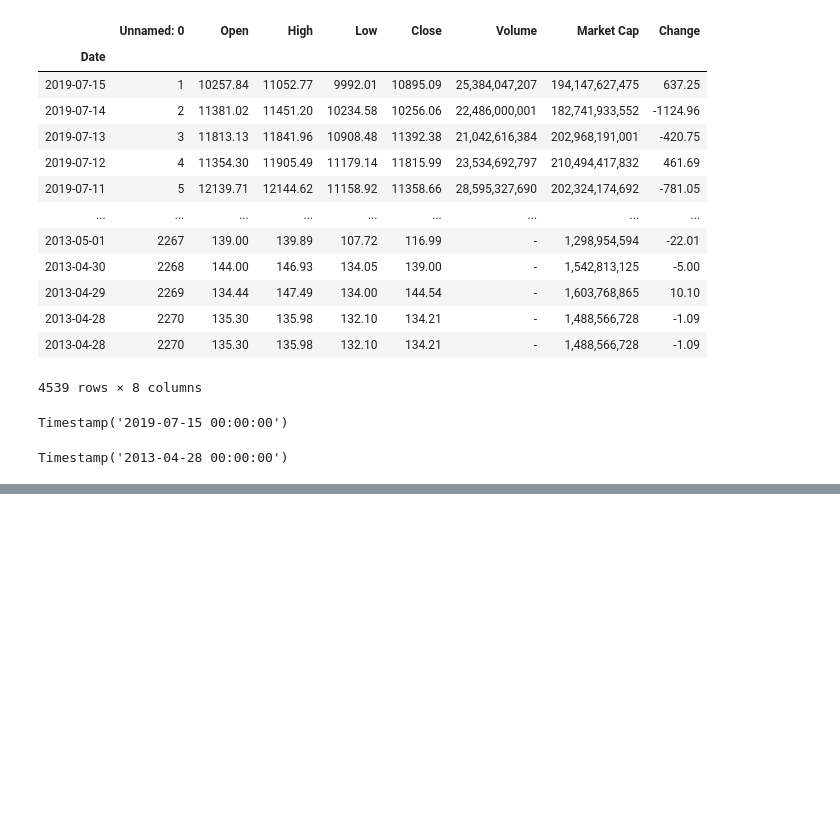
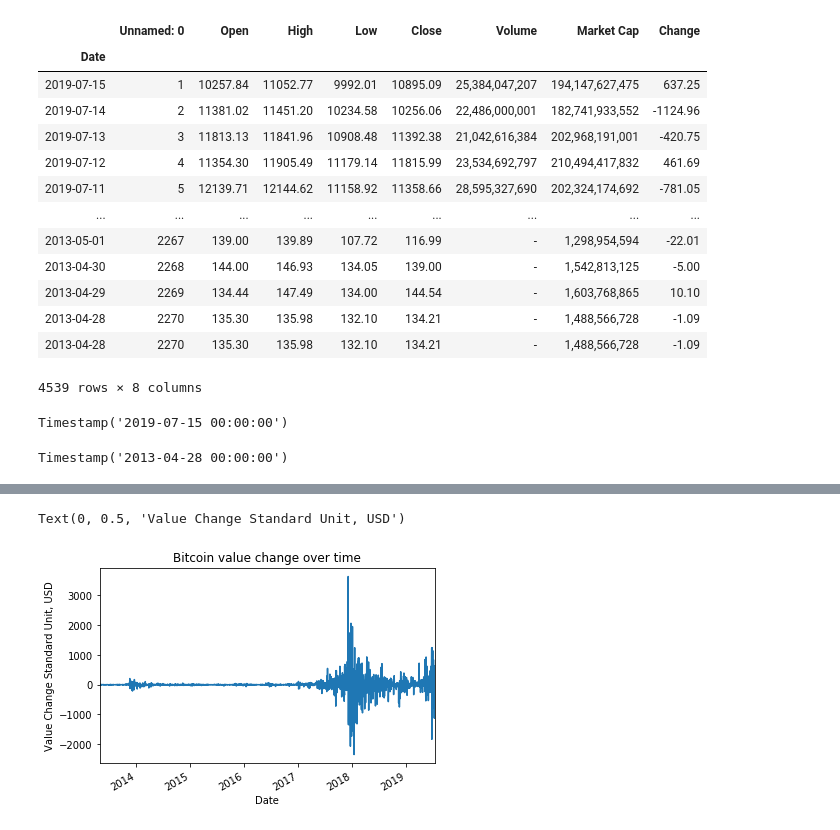
Before and after one commit to DhanushkaAbeyratne/Bitcoin-Price-Prediction---ARIMA, a Jupyter notebook: My_ids_project.ipynb, the cells around one changed output, grey strips where cells are left out. Drawn from its saved outputs; the diff is of its cells as text; code cells hidden in the pictures; blank space fills up the shorter version.

```diff
--- a/My_ids_project.ipynb
+++ b/My_ids_project.ipynb
@@ -96,0 +91,7 @@ sns.heatmap(auto_correlations)
+# %%
+bitcoinChange.plot(title="Bitcoin value change over time")
+#sns.mpl.pyplot.fill_between(bitcoinChange.index, y1=bitcoinChange, color='r', alpha=0.2)
+sns.mpl.pyplot.ylabel("Value Change Standard Unit, USD")
+# %% [output]
+Text(0, 0.5, 'Value Change Standard Unit, USD')
+[figure, added]
```
Also changed, not shown: parts of 10 cells of this notebook.
